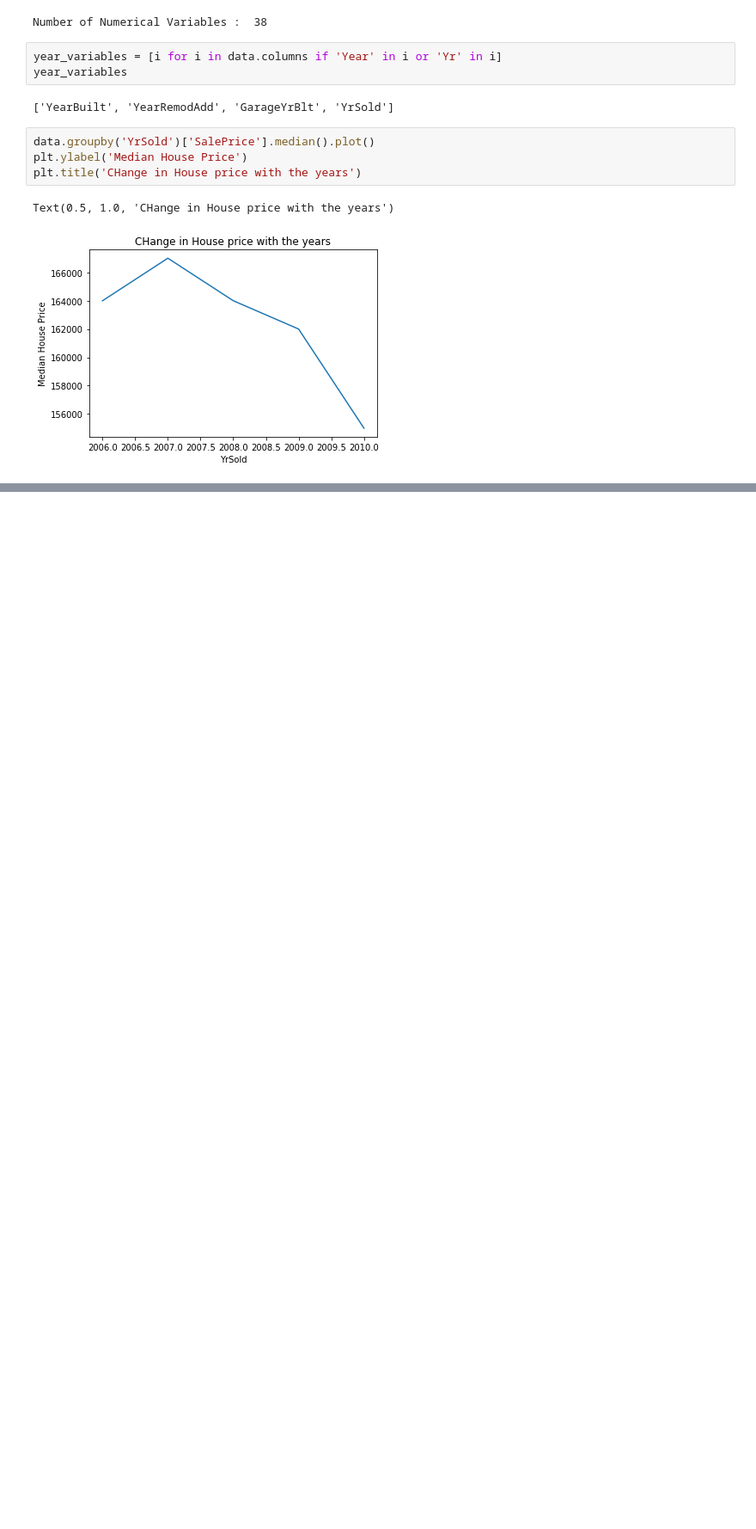
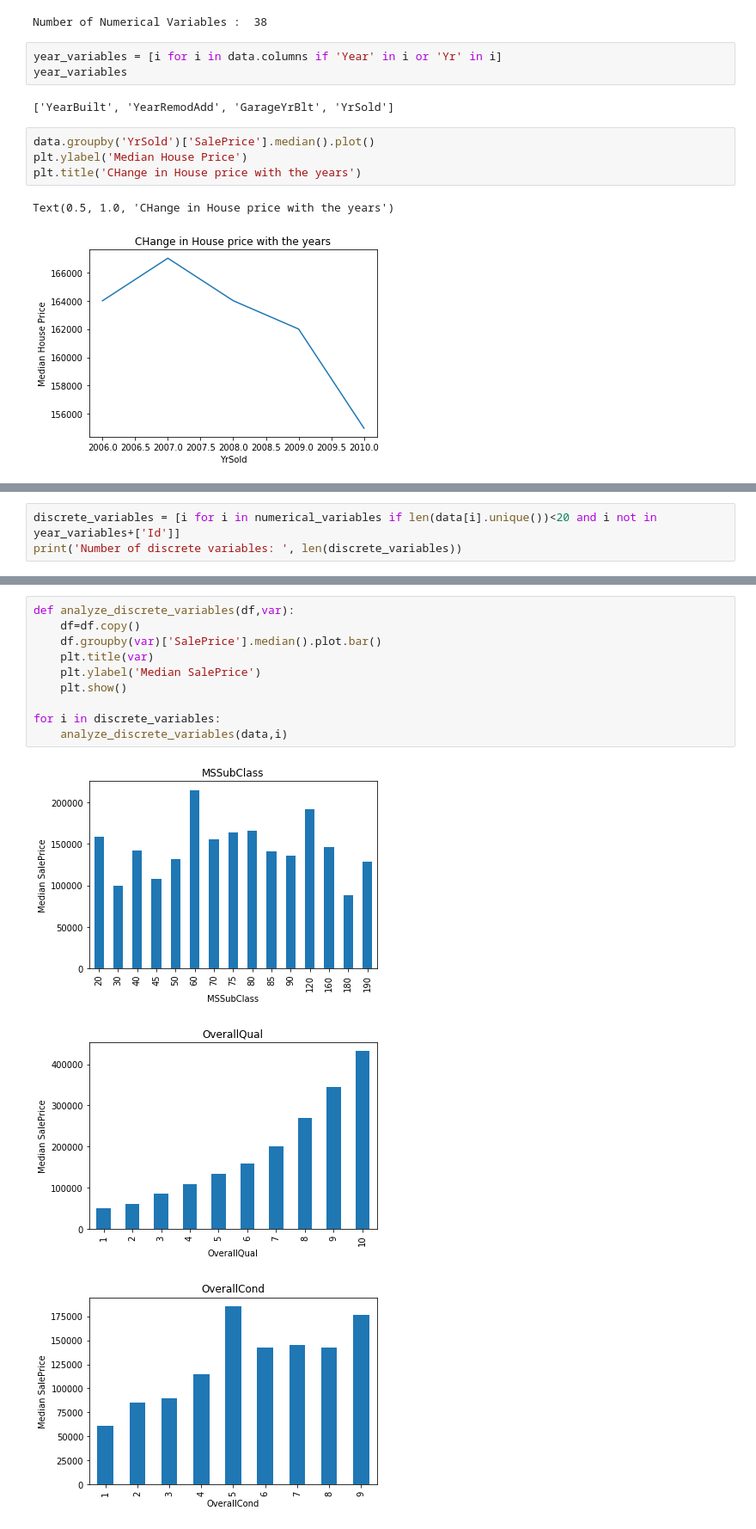
Before and after one commit to mostofa-ahsan/Projects, a Jupyter notebook: Housing Price/Housing Data Analysis.ipynb, the cells around one changed output, grey strips where cells are left out. Shown at 86% size. Drawn from its saved outputs; the diff is of its cells as text; blank space fills up the shorter version.

```diff
--- a/Housing Price/Housing Data Analysis.ipynb
+++ b/Housing Price/Housing Data Analysis.ipynb
@@ -89,0 +106,3 @@ Text(0.5, 1.0, 'CHange in House price with the years')
+# %%
+discrete_variables = [i for i in numerical_variables if len(data[i].unique())<20 and i not in year_variables+['Id']]
+print('Number of discrete variables: ', len(discrete_variables))
@@ -89,0 +120,14 @@ Text(0.5, 1.0, 'CHange in House price with the years')
+# %%
+def analyze_discrete_variables(df,var):
+    df=df.copy()
+    df.groupby(var)['SalePrice'].median().plot.bar()
+    plt.title(var)
+    plt.ylabel('Median SalePrice')
+    plt.show()
+
+for i in discrete_variables:
+    analyze_discrete_variables(data,i)
+# %% [output]
+[figure, added]
+[figure, added]
+[figure, added]
```
Also changed, not shown: parts of 9 cells of this notebook.
